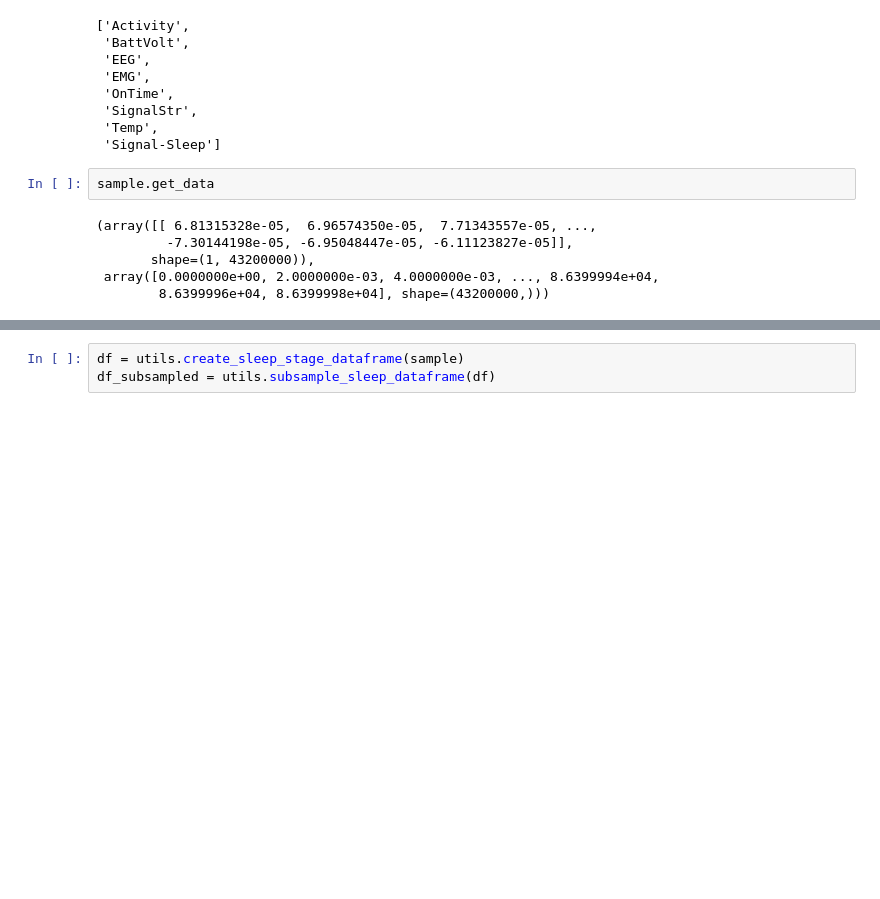
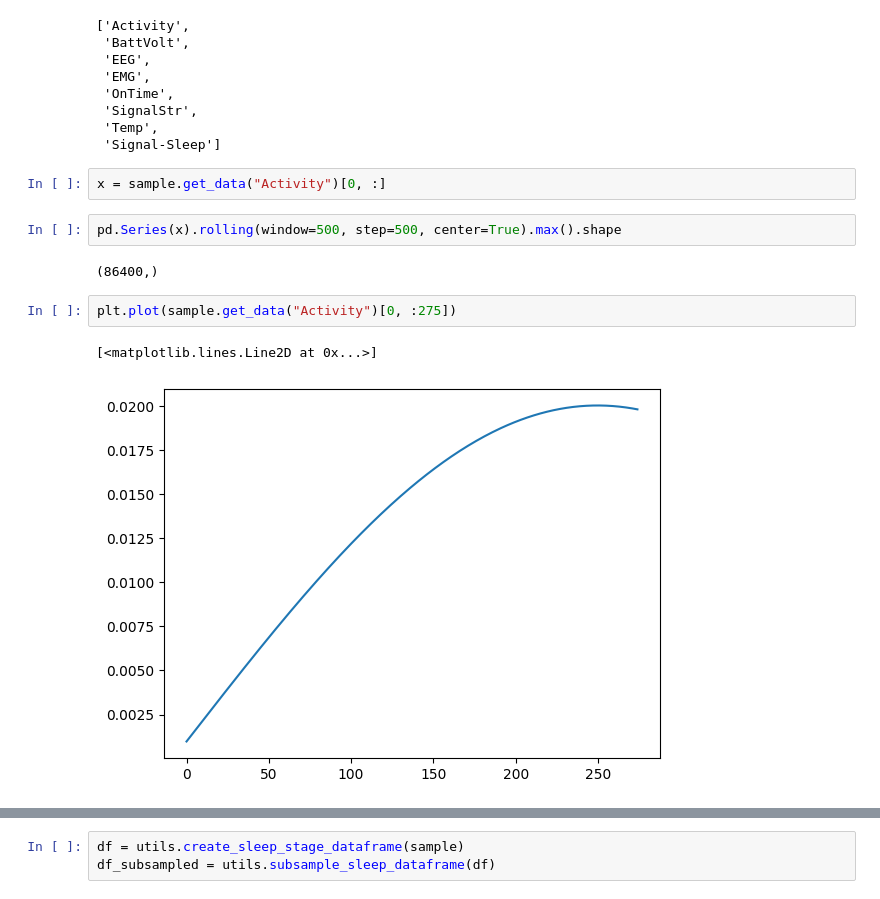
Before and after one commit to nworley01/rembler, a Jupyter notebook: sample_exploration.ipynb, the cells around one changed output, grey strips where cells are left out. Drawn from its saved outputs; the diff is of its cells as text; blank space fills up the shorter version.

```diff
--- a/sample_exploration.ipynb
+++ b/sample_exploration.ipynb
@@ -30,11 +32,14 @@ sample.info.ch_names
  'SignalStr',
  'Temp',
  'Signal-Sleep']
-# %%
-sample.get_data
-# %% [output]
-(array([[ 6.81315328e-05,  6.96574350e-05,  7.71343557e-05, ...,
-         -7.30144198e-05, -6.95048447e-05, -6.11123827e-05]],
-       shape=(1, 43200000)),
- array([0.0000000e+00, 2.0000000e-03, 4.0000000e-03, ..., 8.6399994e+04,
-        8.6399996e+04, 8.6399998e+04], shape=(43200000,)))
+# %%
+x = sample.get_data("Activity")[0, :]
+# %%
+pd.Series(x).rolling(window=500, step=500, center=True).max().shape
+# %% [output]
+(86400,)
+# %%
+plt.plot(sample.get_data("Activity")[0, :275])
+# %% [output]
+[<matplotlib.lines.Line2D at 0x...>]
+[figure, added]
```
Also changed, not shown: parts of 13 cells of this notebook, 1 other file.
